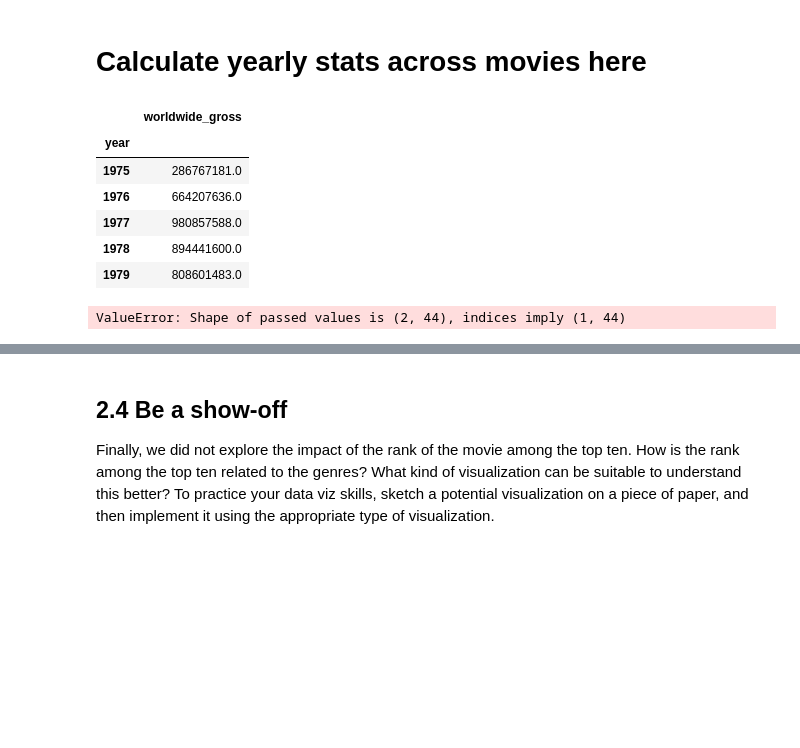
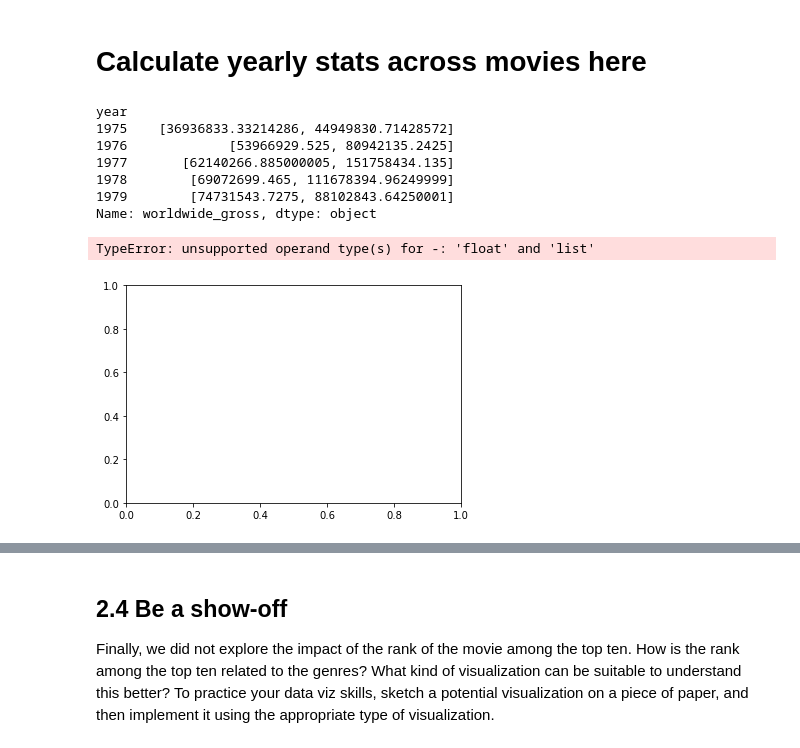
Before and after one commit to Caotick/ADA-ML, a Jupyter notebook: Tutorials-ADA/02 - Data viz and data from the web/Becoming a DataVizard exercise.ipynb, the cells around one changed output, grey strips where cells are left out. Saved outputs shown, nothing was run; the diff lists cells and outputs as text; code cells hidden in the pictures; blank space fills up the shorter version.

```diff
--- a/Tutorials-ADA/02 - Data viz and data from the web/Becoming a DataVizard exercise.ipynb
+++ b/Tutorials-ADA/02 - Data viz and data from the web/Becoming a DataVizard exercise.ipynb
@@ -199,19 +199,22 @@ In the next three excercises, you are provided with descriptions and rough sketc
 # %%
 groupby_year = movies[['worldwide_gross', 'year']].groupby('year')
 gross_year = groupby_year.sum()
-gross_year.head()
+
+yerr = groupby_year['worldwide_gross'].agg(bootstrap_CI, 1000)
+yerr.head()
 # %% [output]
-|  | worldwide_gross |
-| year |  |
-| 1975 | 286767181.0 |
-| 1976 | 664207636.0 |
-| 1977 | 980857588.0 |
-| 1978 | 894441600.0 |
-| 1979 | 808601483.0 |
+year
+1975    [36936833.33214286, 44949830.71428572]
+1976             [53966929.525, 80942135.2425]
+1977       [62140266.885000005, 151758434.135]
+1978        [69072699.465, 111678394.96249999]
+1979        [74731543.7275, 88102843.64250001]
+Name: worldwide_gross, dtype: object
 # %%
-plt.errorbar(x=gross_year.index, y='worldwide_gross', yerr = groupby_year.agg(bootstrap_CI, 1000), data=gross_year)
+plt.errorbar(x=gross_year.index, y='worldwide_gross', yerr = yerr, data=gross_year)
 # %% [output]
-ValueError: Shape of passed values is (2, 44), indices imply (1, 44)
+TypeError: unsupported operand type(s) for -: 'float' and 'list'
+[figure, added]
 # %%
 # Write your interpretation here
 # %% [markdown]
```
